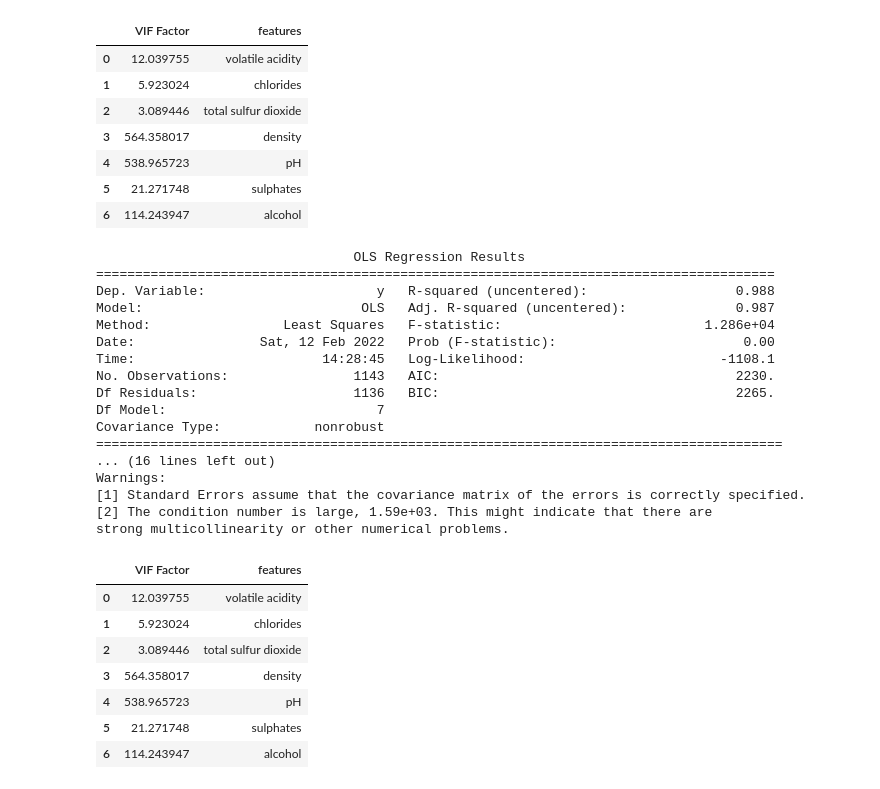
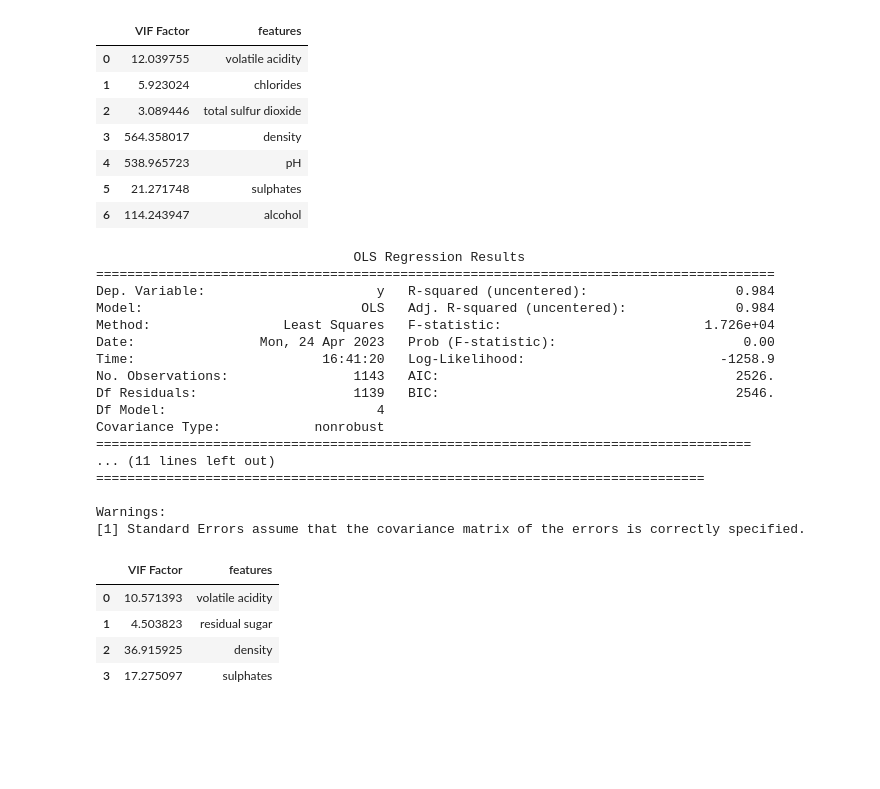
Before and after one commit to michaelremington2/Multidimensional_Data_Analysis, a Jupyter notebook: Multi_Dimensiona_Data_Analysis/mda_workshop.ipynb, the cells around one changed output. Drawn from its saved outputs; the diff is of its cells as text; code cells hidden in the pictures; blank space fills up the shorter version.

```diff
--- a/Multi_Dimensiona_Data_Analysis/mda_workshop.ipynb
+++ b/Multi_Dimensiona_Data_Analysis/mda_workshop.ipynb
@@ -337,47 +380,45 @@ vif.head(10)
 # %%
 # Model 2
 wine_x = wine_data.drop(['quality',
                          'fixed acidity',
                          'citric acid',
-                         'residual sugar',
+                         #'residual sugar',
                          'free sulfur dioxide',
-#                          'pH',
-#                          'density',
-#                          'chlorides',
-#                          'total sulfur dioxide'
+                         'pH',
+                          #'density',
+                         'alcohol',
+                         'chlorides',
+                         'total sulfur dioxide'
                         ], axis = 1)
 wine_y=list(wine_data['quality'])
 lm = sm.OLS(wine_y, wine_x)
 lm2 = lm.fit()
 print(lm2.summary())
 from statsmodels.stats.outliers_influence import variance_inflation_factor
 vif = pd.DataFrame()
 vif["VIF Factor"] = [variance_inflation_factor(wine_x.values, i) for i in range(wine_x.shape[1])]
 vif["features"] = wine_x.columns
 vif.head(10)
 # %% [output]
                                  OLS Regression Results
 =======================================================================================
-Dep. Variable:                      y   R-squared (uncentered):                   0.988
-Model:                            OLS   Adj. R-squared (uncentered):              0.987
-Method:                 Least Squares   F-statistic:                          1.286e+04
-Date:                Sat, 12 Feb 2022   Prob (F-statistic):                        0.00
-Time:                        14:28:45   Log-Likelihood:                         -1108.1
-No. Observations:                1143   AIC:                                      2230.
-Df Residuals:                    1136   BIC:                                      2265.
-Df Model:                           7
+Dep. Variable:                      y   R-squared (uncentered):                   0.984
+Model:                            OLS   Adj. R-squared (uncentered):              0.984
+Method:                 Least Squares   F-statistic:                          1.726e+04
+Date:                Mon, 24 Apr 2023   Prob (F-statistic):                        0.00
+Time:                        16:41:20   Log-Likelihood:                         -1258.9
+No. Observations:                1143   AIC:                                      2526.
+Df Residuals:                    1139   BIC:                                      2546.
+Df Model:                           4
 Covariance Type:            nonrobust
-========================================================================================
-... (16 lines left out)
+====================================================================================
+... (11 lines left out)
+==============================================================================
+
 Warnings:
 [1] Standard Errors assume that the covariance matrix of the errors is correctly specified.
-[2] The condition number is large, 1.59e+03. This might indicate that there are
-strong multicollinearity or other numerical problems.
 |  | VIF Factor | features |
-| 0 | 12.039755 | volatile acidity |
-| 1 | 5.923024 | chlorides |
-| 2 | 3.089446 | total sulfur dioxide |
-| 3 | 564.358017 | density |
-| 4 | 538.965723 | pH |
-| 5 | 21.271748 | sulphates |
-| 6 | 114.243947 | alcohol |
+| 0 | 10.571393 | volatile acidity |
+| 1 | 4.503823 | residual sugar |
+| 2 | 36.915925 | density |
+| 3 | 17.275097 | sulphates |
```
Also changed, not shown: parts of 21 cells of this notebook.
